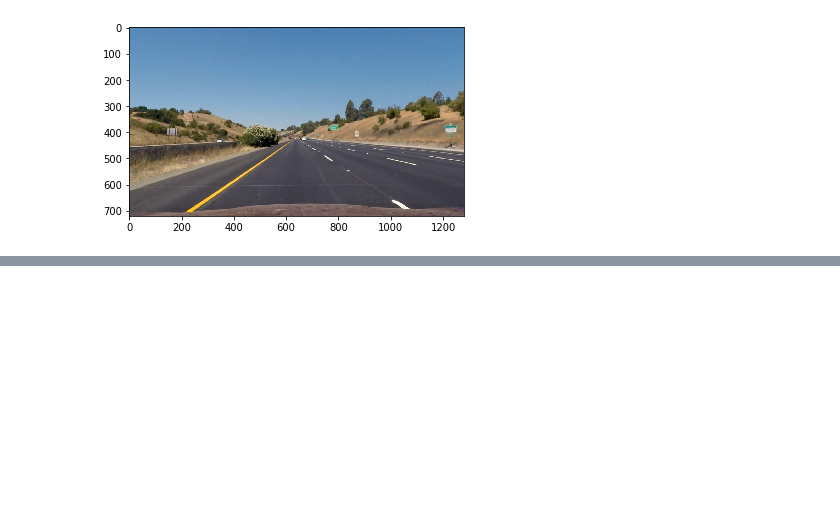
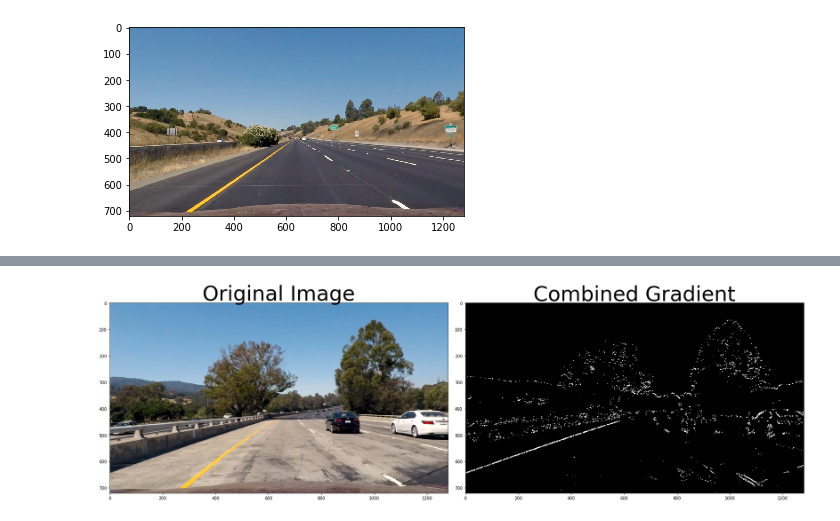
Before and after one commit to woodyhaddad/P2-Advanced-Lane-Lines, a Jupyter notebook: P2.ipynb, the cells around one changed output, grey strips where cells are left out. Saved outputs shown, nothing was run; the diff lists cells and outputs as text; code cells hidden in the pictures; blank space fills up the shorter version.

```diff
--- a/P2.ipynb
+++ b/P2.ipynb
@@ -91,3 +88,98 @@ plt.imshow(undistorted_images[0])
 ['straight_lines1.jpg', 'straight_lines2.jpg', 'test1.jpg', 'test2.jpg', 'test3.jpg', 'test4.jpg', 'test5.jpg', 'test6.jpg']
 <matplotlib.image.AxesImage at 0x...>
 [figure]
+# %%
+### Apply sobel operators to create a thresholded binary image identifying lane lines
+
+#  abs_sobel_thresh calculates threshold through directional gradient either x or y)
+def abs_sobel_thresh(img, orient='x', sobel_kernel=5, thresh=(50, 255)):
+    # Calculate directional gradient
+    # Apply threshold
+
+    try:
+
+        gray = cv2.cvtColor(img, cv2.COLOR_RGB2GRAY)
+        sobel = cv2.Sobel(gray, cv2.CV_64F, orient == 'x', orient == 'y')
+
+    except:
+
+        sobel = img
+
+        pass
+
+
+    abs_sobel = np.absolute(sobel)
+    scaled_sobel = np.uint8(255*abs_sobel/np.max(abs_sobel))
+
+    binary_output = np.zeros_like(scaled_sobel)
+    binary_output[(scaled_sobel > thresh[0]) & (scaled_sobel < thresh[1])] = 1
+
+    return binary_output
+
+#  mag_thresh calculates threshold based on the magnitude of the gradient (calculated through magnitude x and magnitude y)
+def mag_thresh(image, sobel_kernel=5, mag_thresh=(50, 255)):
+
+    thresh_min = mag_thresh[0]
+    thresh_max = mag_thresh[1]
+
+
+    gray = cv2.cvtColor(image, cv2.COLOR_RGB2GRAY)
+    sobelx = cv2.Sobel(gray, cv2.CV_64F, 1, 0, ksize = sobel_kernel)
+    sobely = cv2.Sobel(gray, cv2.CV_64F, 0, 1, ksize = sobel_kernel)
+
+    abs_sobel_xy = np.sqrt(np.square(sobelx) + np.square(sobely))
+
+    scaled_sobel = np.uint8(255*abs_sobel_xy/np.max(abs_sobel_xy))
+    binary_output = np.zeros_like(scaled_sobel)
+    binary_output[(scaled_sobel > thresh_min) & (scaled_sobel < thresh_max)] = 1
+
+    return binary_output
+
+#  dir_thresh calculates threshold based on the angle of the gradient (calculated through magnitude x and magnitude y)
+def dir_threshold(image, sobel_kernel=5, thresh=(0.7, 1.3)):
+
+    thresh_min = thresh[0]
+    thresh_max = thresh[1]
+
+    gray = cv2.cvtColor(image, cv2.COLOR_RGB2GRAY)
+
+    sobelx = cv2.Sobel(gray, cv2.CV_64F, 1, 0, ksize = sobel_kernel)
+    sobely = cv2.Sobel(gray, cv2.CV_64F, 0, 1, ksize = sobel_kernel)
+
+    # abs_sobel_xy = np.sqrt(np.square(sobelx) + np.square(sobely))
+    abs_sobelx = np.absolute(sobelx)
+    abs_sobely = np.absolute(sobely)
+
+    direction_sobel = np.arctan2(abs_sobely, abs_sobelx)
+
+    scaled_sobel = direction_sobel
+    binary_output = np.zeros_like(scaled_sobel)
+    binary_output[(scaled_sobel > thresh_min) & (scaled_sobel < thresh_max)] = 1
+
+    return binary_output
+
+
+# Sobel kernel size
+ksize = 7
+image1 = undistorted_images[2]
+# Apply each of the thresholding functions
+gradx = abs_sobel_thresh(image1, orient='x', sobel_kernel=ksize, thresh=(50, 255))
+grady = abs_sobel_thresh(image1, orient='y', sobel_kernel=ksize, thresh=(50, 255))
+mag_binary = mag_thresh(image1, sobel_kernel=ksize, mag_thresh=(50, 255))
+dir_binary = dir_threshold(image1, sobel_kernel=ksize, thresh=(0.7, 1.3))
+
+combined_gradient1 = np.zeros_like(dir_binary)
+combined_gradient1[((gradx == 1) & (grady == 1)) | ((mag_binary == 1) & (dir_binary == 1))] = 1
+
+# print(combined)
+
+f, (ax1, ax2) = plt.subplots(1, 2, figsize=(24, 9))
+f.tight_layout()
+ax1.imshow(image1)
+ax1.set_title('Original Image', fontsize=50)
+ax2.imshow(combined_gradient1, cmap='gray')
+ax2.set_title('Combined Gradient', fontsize=50)
+
+combined_out = 255*combined_gradient1 # convert the image to 8 bit for the cv2.imwrite() function
+cv2.imwrite(os.path.join(path , 'Combined_Gradient.jpg'), combined_out) # copies image into output_images directory
+# %% [output]
@@ -93,0 +187 @@ plt.imshow(undistorted_images[0])
+[figure, added]
```
Also changed, not shown: parts of 18 cells of this notebook, 16 other files.
